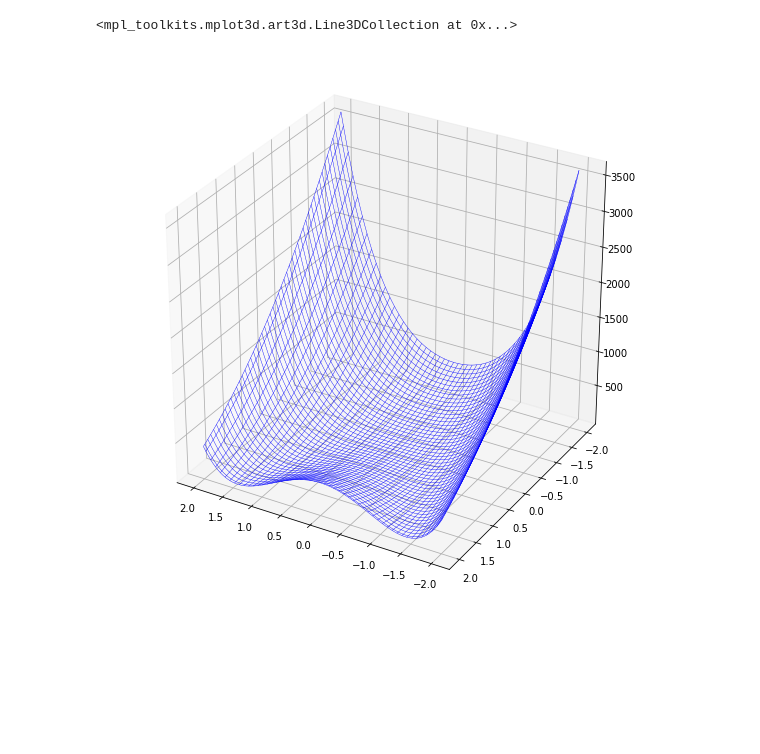
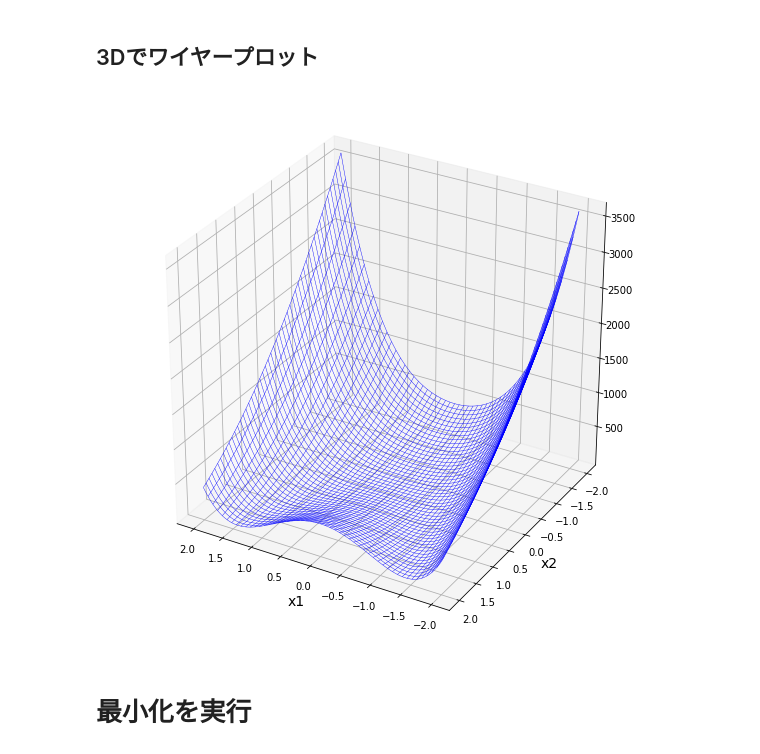
Before and after one commit to Kazuki-Tanno/study_session, a Jupyter notebook: 01_連続最適化/example_code.ipynb, the cells around one changed output. Cells and saved outputs as stored; diff of their text form; code cells hidden in the pictures; blank space fills up the shorter version.

```diff
--- a/01_連続最適化/example_code.ipynb
+++ b/01_連続最適化/example_code.ipynb
@@ -84,4 +129,5 @@ array([ 802, -200])
 # %%
+# N=2のときのRosenbrock関数を定義して計算
 x1 = np.linspace(-2, 2, 1000)
 x2 = np.linspace(-2, 2, 1000)
 
@@ -92,20 +138,4 @@ def plot_rosen(x1, x2):
 
     return 100 * (x2 - x1**2)**2 + (1 - x1)**2
 
-Z = plot_rosen(X1, X2) + 1
-
-fig = plt.figure(figsize=(10,10))
-ax =fig.add_subplot(111)
-
-def log_lavels(x):
-
-    return 10**x
-
-log_lavel = log_lavels( np.linspace(0,5,100) )
-
-#cont10 = ax.contour(X1, X2, Z, log_lavel, cmap='jet', norm=colors.LogNorm(vmin=Z.min(), vmax=Z.max()))
-
-lavel = np.concatenate([np.linspace(0,10, 10), np.linspace(11,3000, 30)])
-cont10 = ax.contour(X1, X2, Z, lavel, cmap='jet')
-ax.set_aspect('equal','box')
-plt.colorbar(cont10)
+Z = plot_rosen(X1, X2)
@@ -115,10 +161,20 @@ plt.colorbar(cont10)
+# %% [markdown]
+## 3Dでワイヤープロット
 # %%
 fig = plt.figure(figsize=(10,10))
 ax =fig.add_subplot(111)
 ax = fig.gca(projection='3d')
 ax.view_init(elev=30., azim=120)
 
 ax.plot_wireframe(X1, X2, Z, color='blue',linewidth=0.4)
+
+plt.xlabel('x1', fontsize=14)
+plt.ylabel('x2', fontsize=14)
+
+plt.tick_params(labelsize=10)
+
+plt.savefig('Figure/Wireframe_plot.png', dpi=200, bbox_inches='tight')
 # %% [output]
-<mpl_toolkits.mplot3d.art3d.Line3DCollection at 0x...>
-[figure, old version]
+[figure, new version]
+# %% [markdown]
+# 最小化を実行
```
Also changed, not shown: parts of 25 cells of this notebook, 5 other files.
